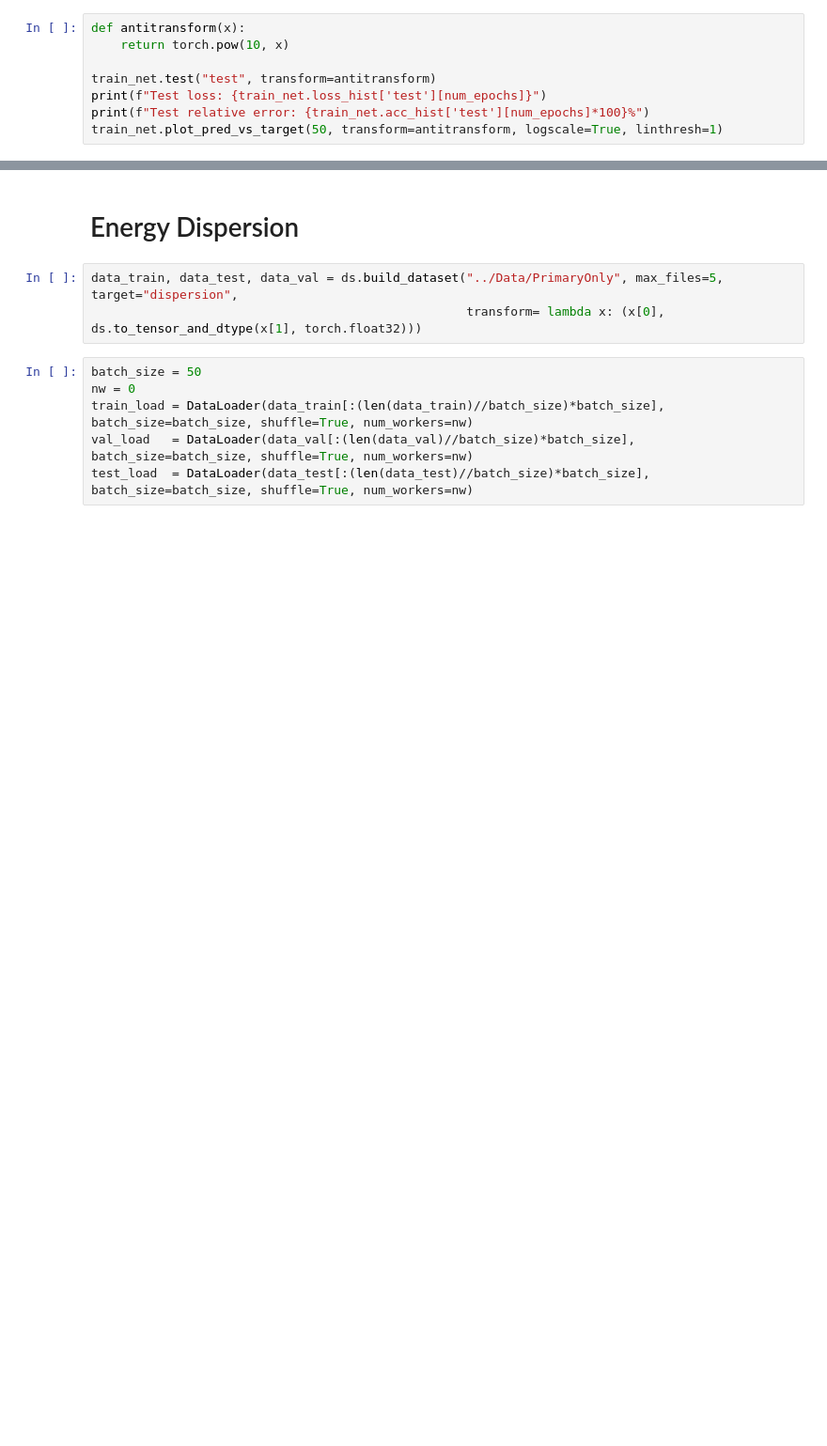
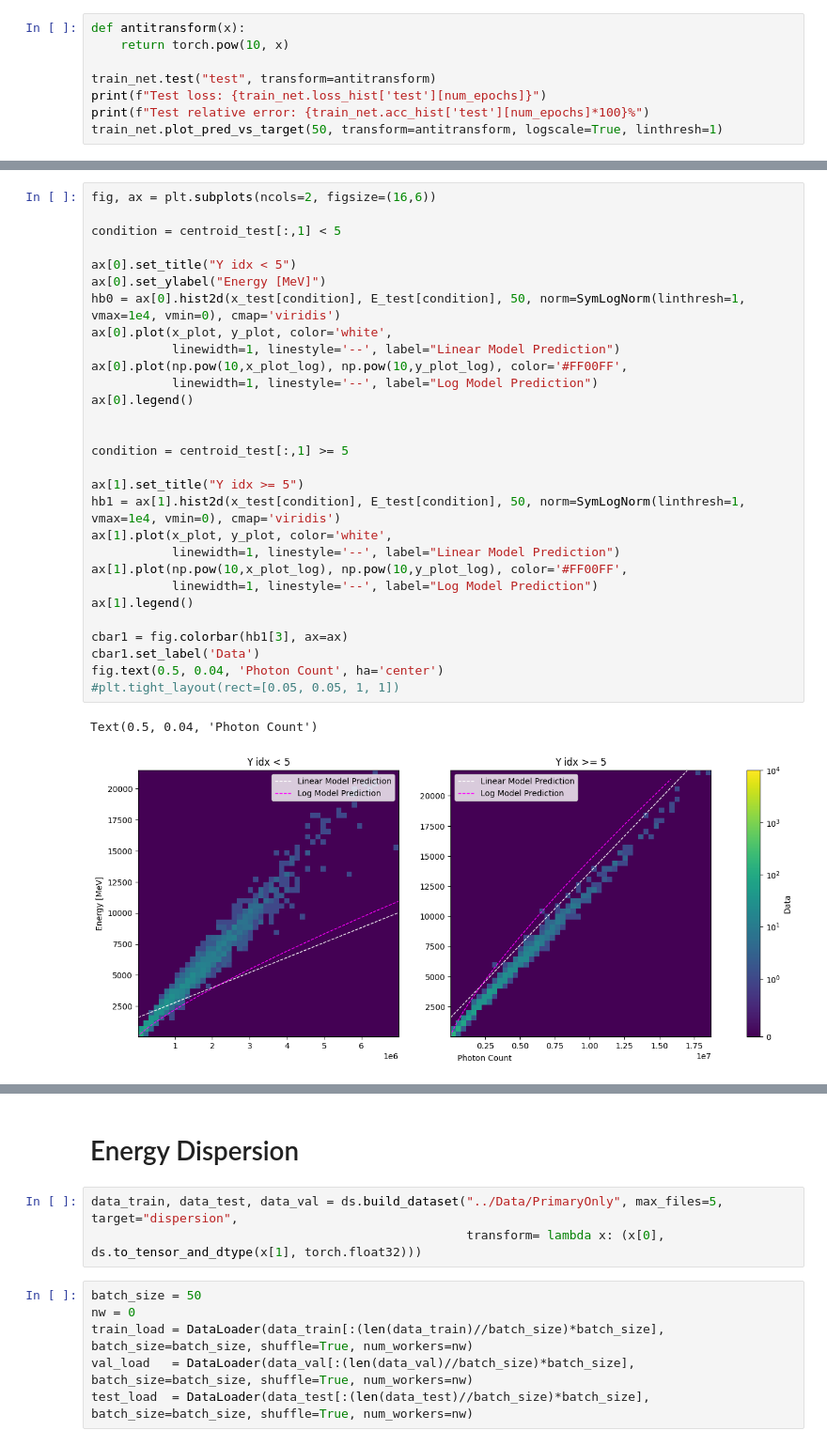
Before and after one commit to enlupi/SNN-Cal, a Jupyter notebook: SNN/SNN.ipynb, the cells around one changed output, grey strips where cells are left out. Shown: that part at 94% size. Cells and saved outputs as stored; diff of their text form; blank space fills up the shorter version.

```diff
--- a/SNN/SNN.ipynb
+++ b/SNN/SNN.ipynb
@@ -648,0 +615,32 @@ Text(0, 0.5, 'Counts / cell')
+# %%
+fig, ax = plt.subplots(ncols=2, figsize=(16,6))
+
+condition = centroid_test[:,1] < 5
+
+ax[0].set_title("Y idx < 5")
+ax[0].set_ylabel("Energy [MeV]")
+hb0 = ax[0].hist2d(x_test[condition], E_test[condition], 50, norm=SymLogNorm(linthresh=1, vmax=1e4, vmin=0), cmap='viridis')
+ax[0].plot(x_plot, y_plot, color='white',
+           linewidth=1, linestyle='--', label="Linear Model Prediction")
+ax[0].plot(np.pow(10,x_plot_log), np.pow(10,y_plot_log), color='#FF00FF',
+           linewidth=1, linestyle='--', label="Log Model Prediction")
+ax[0].legend()
+
+
+condition = centroid_test[:,1] >= 5
+
+ax[1].set_title("Y idx >= 5")
+hb1 = ax[1].hist2d(x_test[condition], E_test[condition], 50, norm=SymLogNorm(linthresh=1, vmax=1e4, vmin=0), cmap='viridis')
+ax[1].plot(x_plot, y_plot, color='white',
+           linewidth=1, linestyle='--', label="Linear Model Prediction")
+ax[1].plot(np.pow(10,x_plot_log), np.pow(10,y_plot_log), color='#FF00FF',
+           linewidth=1, linestyle='--', label="Log Model Prediction")
+ax[1].legend()
+
+cbar1 = fig.colorbar(hb1[3], ax=ax)
+cbar1.set_label('Data')
+fig.text(0.5, 0.04, 'Photon Count', ha='center')
+#plt.tight_layout(rect=[0.05, 0.05, 1, 1])
+# %% [output]
+Text(0.5, 0.04, 'Photon Count')
+[figure, added]
```
Also changed, not shown: parts of 46 cells of this notebook, 27 other files.
